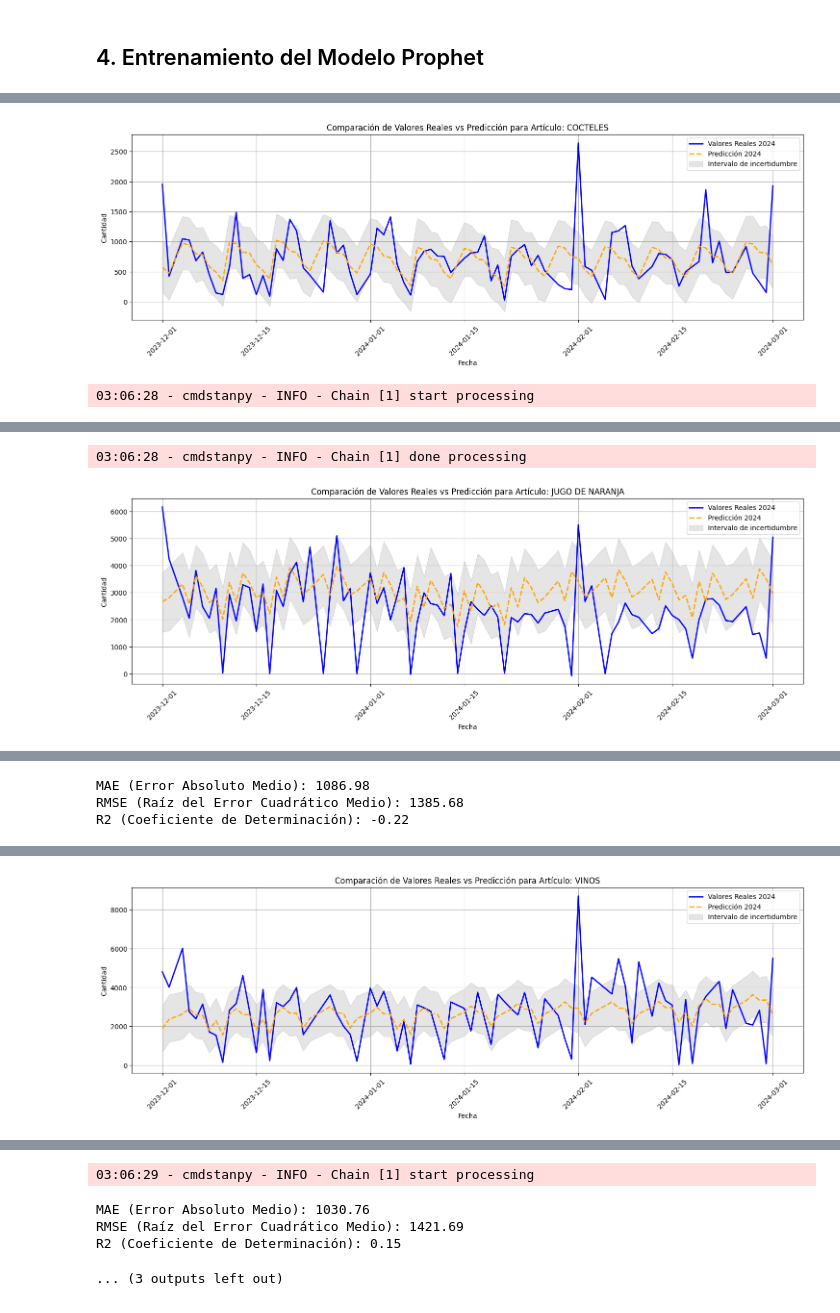
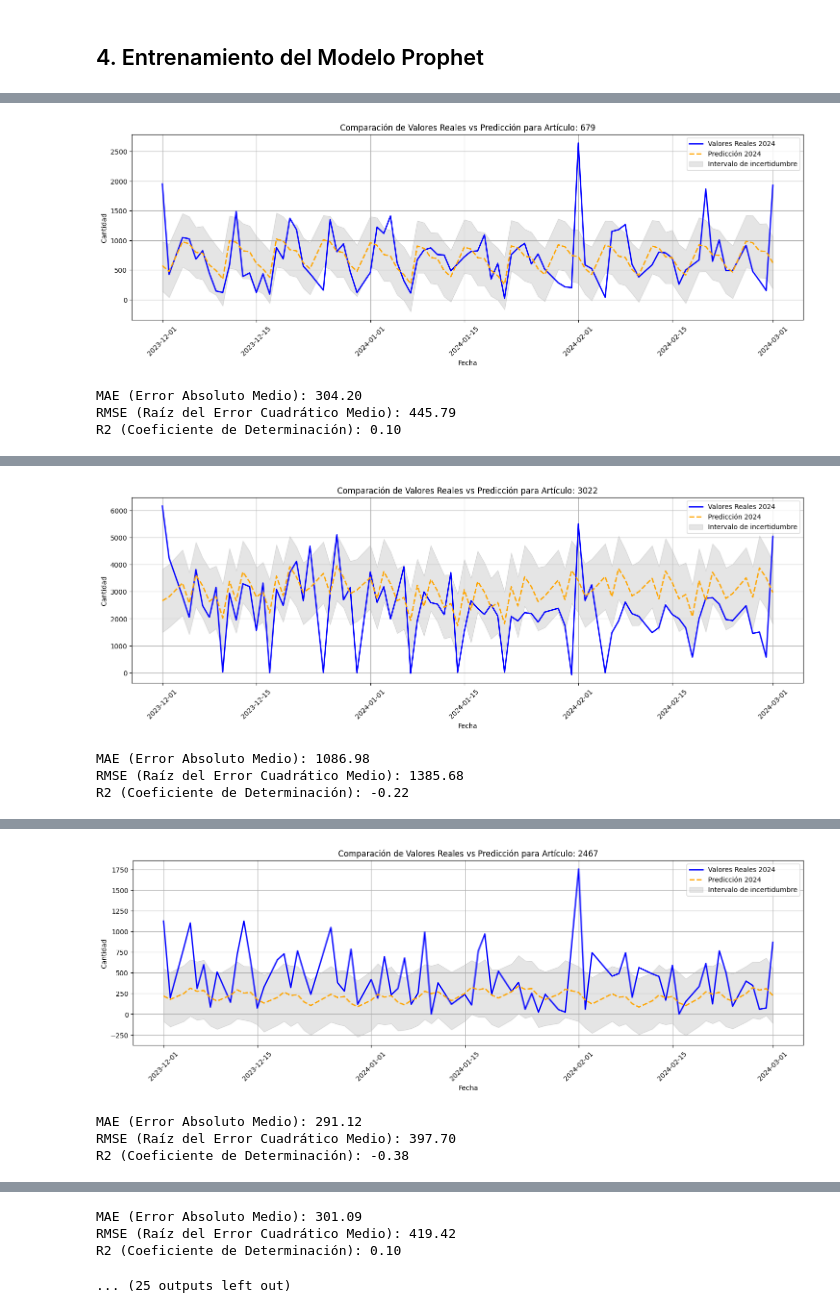
Before and after one commit to jorgec79mx/CapstoneProject_Final, a Jupyter notebook: notebooks/Prediccion_Delli_Prophets.ipynb, the cells around one changed output, grey strips where cells are left out. Drawn from its saved outputs; the diff is of its cells as text; code cells hidden in the pictures.

```diff
--- a/notebooks/Prediccion_Delli_Prophets.ipynb
+++ b/notebooks/Prediccion_Delli_Prophets.ipynb
@@ -184,7 +202,7 @@ df = df.dropna(subset=["fecha_emision"])
 
 # Filtrar datos de entrenamiento, validación y futuros
 train       = df[df['fecha_emision'] <= '2023-12-01']
-train       = train[train['fecha_emision'] >= '2020-05-01']
+train       = train[train['fecha_emision'] >= '2021-01-01']
 valid       = df[df['fecha_emision'] >= '2023-12-01']
 valid       = valid[valid['fecha_emision'] <= '2024-03-01']
 
@@ -200,19 +218,21 @@ valid_data = valid.rename(columns={"fecha_emision": "ds", "cantidad": "y"})[["ds
 ## 4. Entrenamiento del Modelo Prophet
 # %%
 # Obtener la lista de artículos únicos
-articulos_unicos = df['linea'].unique()
+articulos_unicos = df['numero_articulo'].unique()
 
 # Crear una gráfica por cada artículo
 for articulo in articulos_unicos:
     # Filtrar los datos por artículo
-    train_articulo  = train[train['linea'] == articulo] #.rename(columns={'fecha_emision': 'ds', 'cantidad': 'y'})
+    train_articulo  = train[train['numero_articulo'] == articulo] #.rename(columns={'fecha_emision': 'ds', 'cantidad': 'y'})
     #train_articulo  = train_articulo.groupby("fecha_emision")[["cantidad", "costo_total"]].sum().reset_index()
     train_articulo  = train_articulo.groupby("fecha_emision")["cantidad"].sum().reset_index()
     train_articulo  = train_articulo.rename(columns={'fecha_emision': 'ds', 'cantidad': 'y'})
 
-    valid_articulo  = valid[valid['linea'] == articulo] #.rename(columns={'fecha_emision': 'ds', 'cantidad': 'y'})
+    valid_articulo  = valid[valid['numero_articulo'] == articulo] #.rename(columns={'fecha_emision': 'ds', 'cantidad': 'y'})
     valid_articulo  = valid_articulo.groupby("fecha_emision")["cantidad"].sum().reset_index()
     valid_articulo  = valid_articulo.rename(columns={'fecha_emision': 'ds', 'cantidad': 'y'})
+
+    valid_articulo
 
     # Continuar solo si hay datos suficientes
     if len(train_articulo) == 0 or len(valid_articulo) == 0:
@@ -267,2 +287,4 @@ for articulo in articulos_unicos:
-[figure, old version]
+[figure, new version]
-03:06:28 - cmdstanpy - INFO - Chain [1] start processing
+MAE (Error Absoluto Medio): 304.20
+RMSE (Raíz del Error Cuadrático Medio): 445.79
+R2 (Coeficiente de Determinación): 0.10
@@ -272,2 +293,4 @@ R2 (Coeficiente de Determinación): 0.10
+[figure, new version]
-03:06:28 - cmdstanpy - INFO - Chain [1] done processing
+MAE (Error Absoluto Medio): 1086.98
+RMSE (Raíz del Error Cuadrático Medio): 1385.68
+R2 (Coeficiente de Determinación): -0.22
-[figure, old version]
@@ -275,3 +299,4 @@ R2 (Coeficiente de Determinación): 0.10
+[figure, new version]
-MAE (Error Absoluto Medio): 1086.98
-RMSE (Raíz del Error Cuadrático Medio): 1385.68
-R2 (Coeficiente de Determinación): -0.22
+MAE (Error Absoluto Medio): 291.12
+RMSE (Raíz del Error Cuadrático Medio): 397.70
+R2 (Coeficiente de Determinación): -0.38
@@ -279 +304,0 @@ R2 (Coeficiente de Determinación): -0.22
-[figure, old version]
@@ -280,5 +306,4 @@ R2 (Coeficiente de Determinación): -0.22
-03:06:29 - cmdstanpy - INFO - Chain [1] start processing
+MAE (Error Absoluto Medio): 301.09
+RMSE (Raíz del Error Cuadrático Medio): 419.42
+R2 (Coeficiente de Determinación): 0.10
-MAE (Error Absoluto Medio): 1030.76
-RMSE (Raíz del Error Cuadrático Medio): 1421.69
-R2 (Coeficiente de Determinación): 0.15
+... (25 outputs left out)
-... (3 outputs left out)
```
Also changed, not shown: parts of 3 cells of this notebook, 2 other files.
